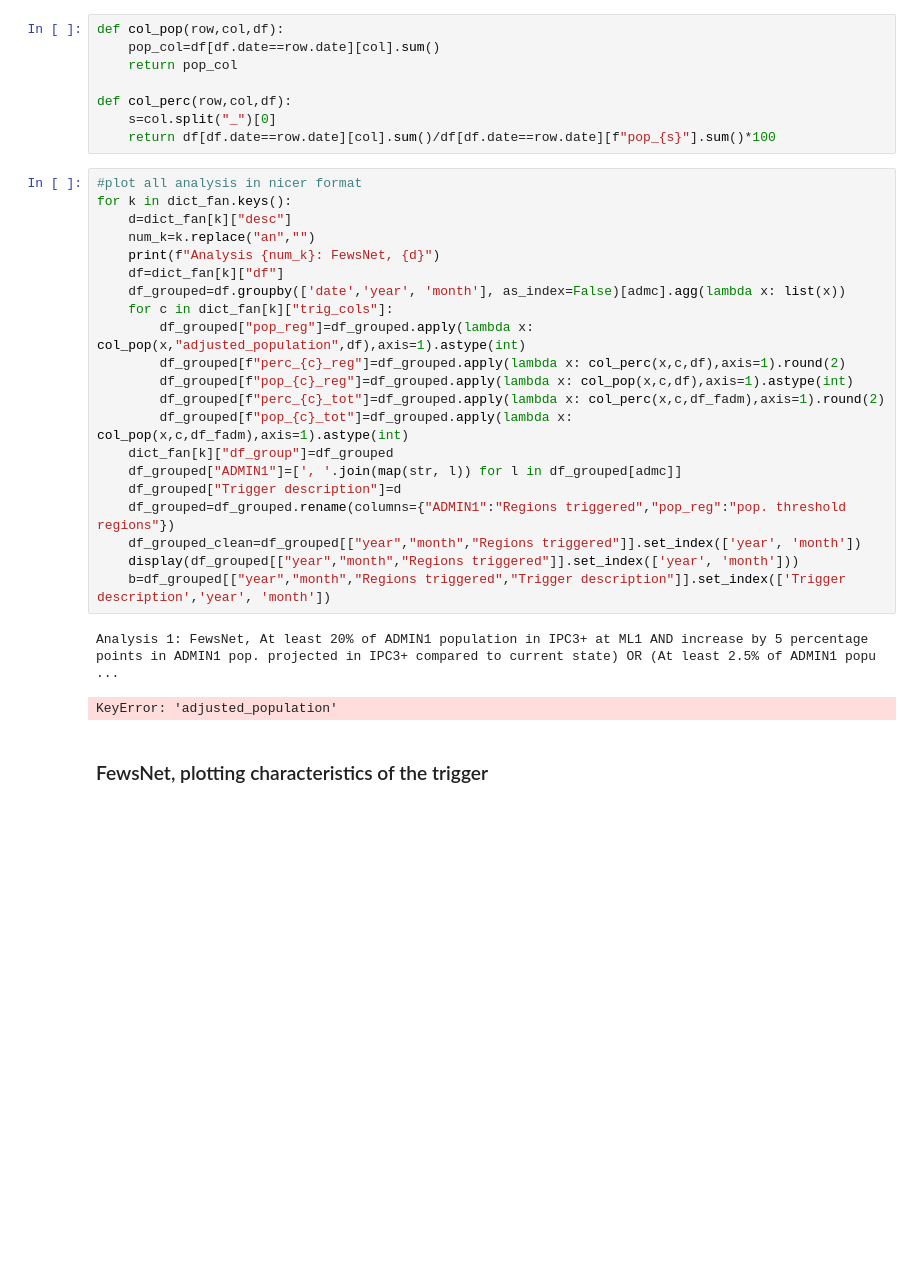
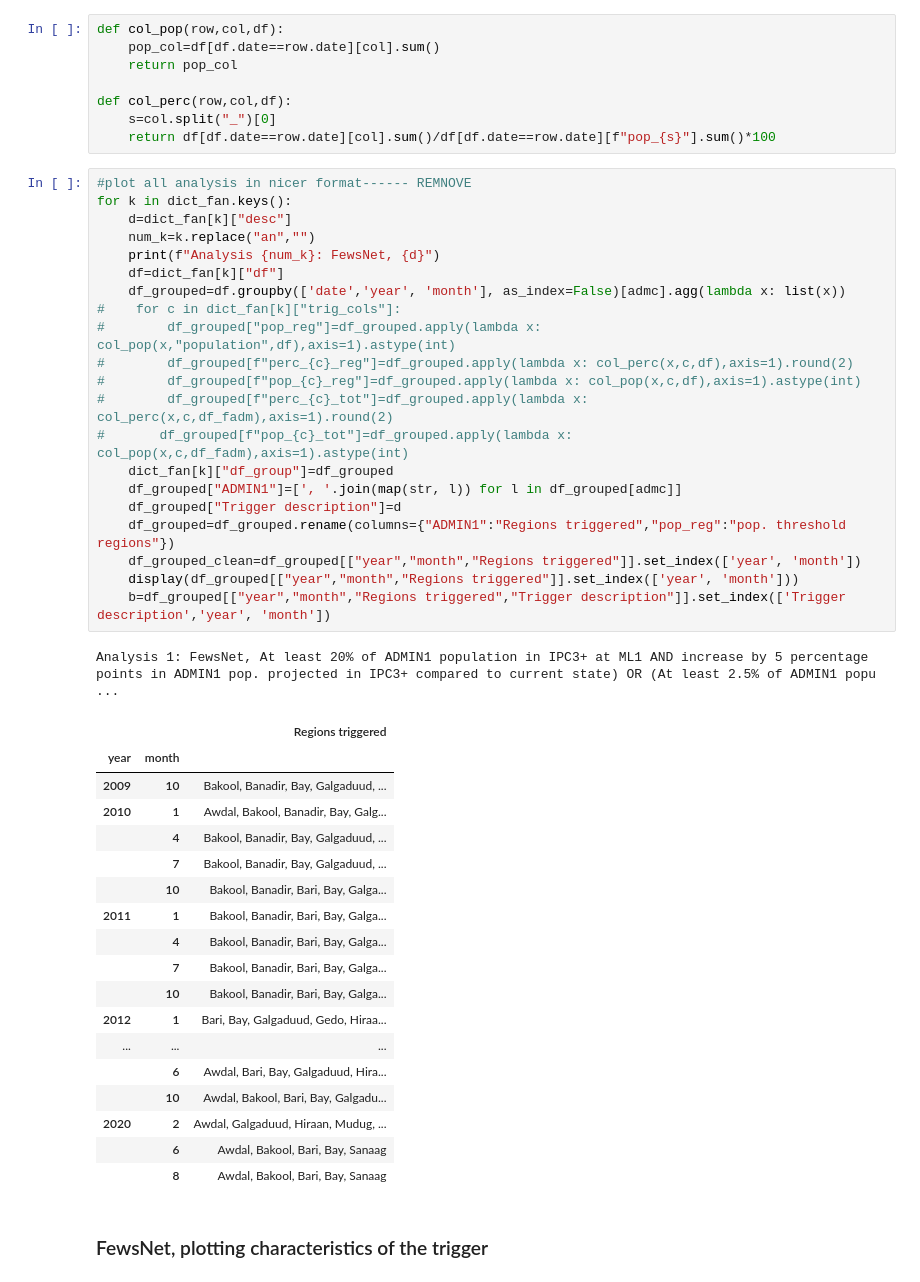
Before and after one commit to OCHA-DAP/pa-anticipatory-action, a Jupyter notebook: analyses/somalia/notebooks/ipc_threshold_analysis.ipynb, the cells around one changed output. Drawn from its saved outputs; the diff is of its cells as text; blank space fills up the shorter version.

```diff
--- a/analyses/somalia/notebooks/ipc_threshold_analysis.ipynb
+++ b/analyses/somalia/notebooks/ipc_threshold_analysis.ipynb
@@ -367,29 +457,46 @@ def col_perc(row,col,df):
     s=col.split("_")[0]
     return df[df.date==row.date][col].sum()/df[df.date==row.date][f"pop_{s}"].sum()*100
 # %%
-#plot all analysis in nicer format
+#plot all analysis in nicer format------ REMNOVE
 for k in dict_fan.keys():
     d=dict_fan[k]["desc"]
     num_k=k.replace("an","")
     print(f"Analysis {num_k}: FewsNet, {d}")
     df=dict_fan[k]["df"]
     df_grouped=df.groupby(['date','year', 'month'], as_index=False)[admc].agg(lambda x: list(x))
-    for c in dict_fan[k]["trig_cols"]:
-        df_grouped["pop_reg"]=df_grouped.apply(lambda x: col_pop(x,"adjusted_population",df),axis=1).astype(int)
-        df_grouped[f"perc_{c}_reg"]=df_grouped.apply(lambda x: col_perc(x,c,df),axis=1).round(2)
-        df_grouped[f"pop_{c}_reg"]=df_grouped.apply(lambda x: col_pop(x,c,df),axis=1).astype(int)
-        df_grouped[f"perc_{c}_tot"]=df_grouped.apply(lambda x: col_perc(x,c,df_fadm),axis=1).round(2)
-        df_grouped[f"pop_{c}_tot"]=df_grouped.apply(lambda x: col_pop(x,c,df_fadm),axis=1).astype(int)
+#    for c in dict_fan[k]["trig_cols"]:
+#        df_grouped["pop_reg"]=df_grouped.apply(lambda x: col_pop(x,"population",df),axis=1).astype(int)
+#        df_grouped[f"perc_{c}_reg"]=df_grouped.apply(lambda x: col_perc(x,c,df),axis=1).round(2)
+#        df_grouped[f"pop_{c}_reg"]=df_grouped.apply(lambda x: col_pop(x,c,df),axis=1).astype(int)
+#        df_grouped[f"perc_{c}_tot"]=df_grouped.apply(lambda x: col_perc(x,c,df_fadm),axis=1).round(2)
+#       df_grouped[f"pop_{c}_tot"]=df_grouped.apply(lambda x: col_pop(x,c,df_fadm),axis=1).astype(int)
     dict_fan[k]["df_group"]=df_grouped
     df_grouped["ADMIN1"]=[', '.join(map(str, l)) for l in df_grouped[admc]]
     df_grouped["Trigger description"]=d
     df_grouped=df_grouped.rename(columns={"ADMIN1":"Regions triggered","pop_reg":"pop. threshold regions"})
     df_grouped_clean=df_grouped[["year","month","Regions triggered"]].set_index(['year', 'month'])
     display(df_grouped[["year","month","Regions triggered"]].set_index(['year', 'month']))
     b=df_grouped[["year","month","Regions triggered","Trigger description"]].set_index(['Trigger description','year', 'month'])
 # %% [output]
 Analysis 1: FewsNet, At least 20% of ADMIN1 population in IPC3+ at ML1 AND increase by 5 percentage points in ADMIN1 pop. projected in IPC3+ compared to current state) OR (At least 2.5% of ADMIN1 popu ...
-KeyError: 'adjusted_population'
+|  |  | Regions triggered |
+| year | month |  |
+| 2009 | 10 | Bakool, Banadir, Bay, Galgaduud, ... |
+| 2010 | 1 | Awdal, Bakool, Banadir, Bay, Galg... |
+|  | 4 | Bakool, Banadir, Bay, Galgaduud, ... |
+|  | 7 | Bakool, Banadir, Bay, Galgaduud, ... |
+|  | 10 | Bakool, Banadir, Bari, Bay, Galga... |
+| 2011 | 1 | Bakool, Banadir, Bari, Bay, Galga... |
+|  | 4 | Bakool, Banadir, Bari, Bay, Galga... |
+|  | 7 | Bakool, Banadir, Bari, Bay, Galga... |
+|  | 10 | Bakool, Banadir, Bari, Bay, Galga... |
+| 2012 | 1 | Bari, Bay, Galgaduud, Gedo, Hiraa... |
+| ... | ... | ... |
+|  | 6 | Awdal, Bari, Bay, Galgaduud, Hira... |
+|  | 10 | Awdal, Bakool, Bari, Bay, Galgadu... |
+| 2020 | 2 | Awdal, Galgaduud, Hiraan, Mudug, ... |
+|  | 6 | Awdal, Bakool, Bari, Bay, Sanaag |
+|  | 8 | Awdal, Bakool, Bari, Bay, Sanaag |
 # %% [markdown]
 ### FewsNet, plotting characteristics of the trigger
 # %%
```
Also changed, not shown: parts of 10 cells of this notebook.
